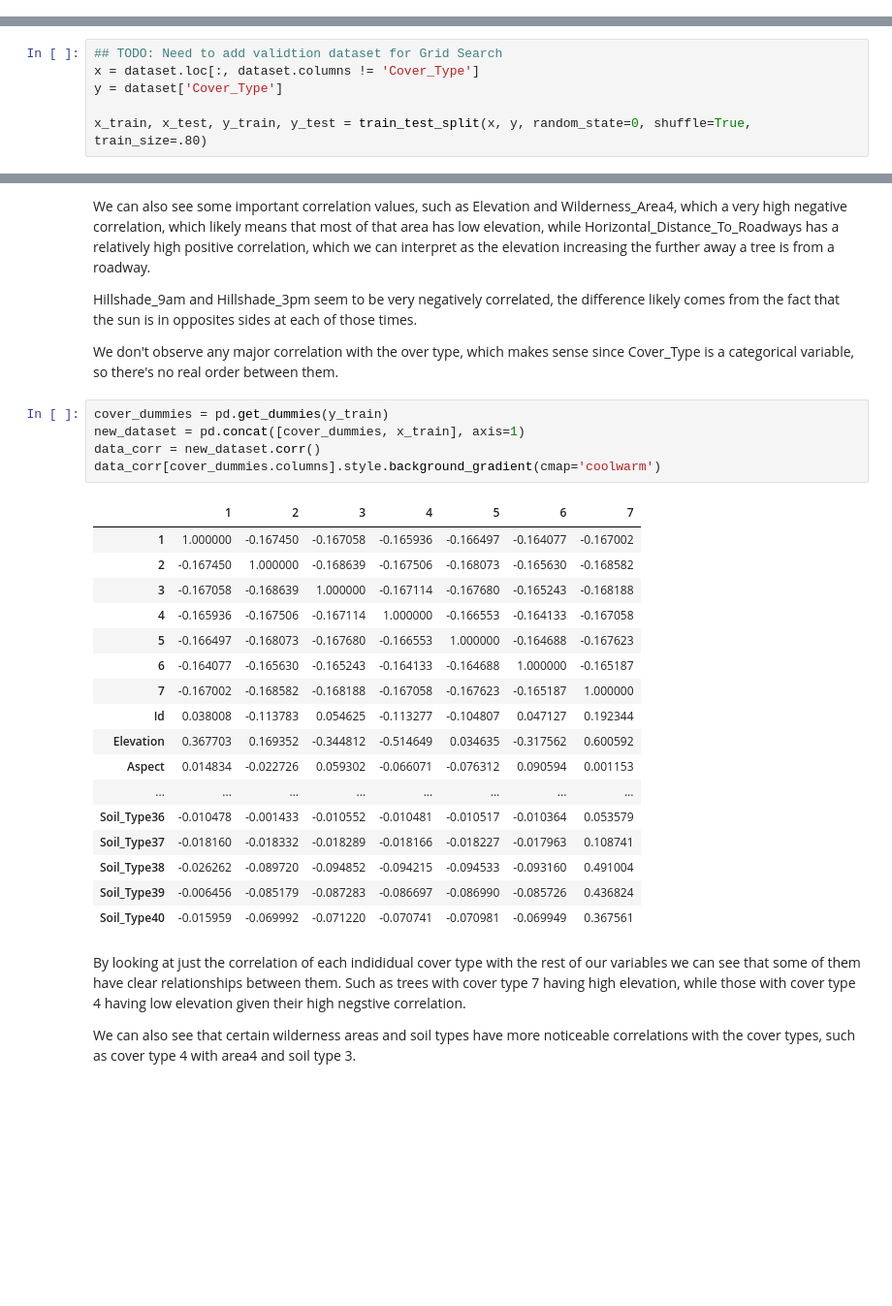
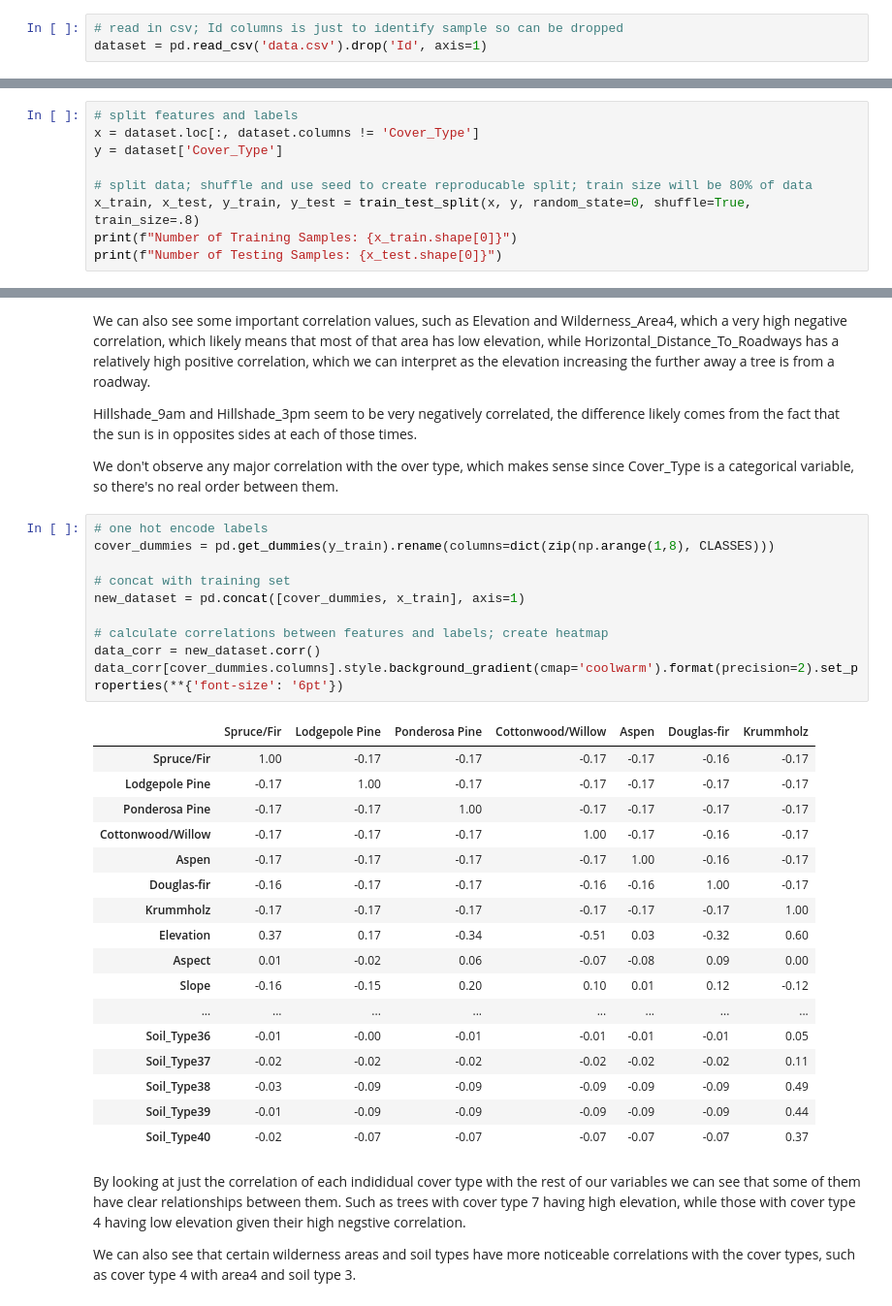
Before and after one commit to hanmaegeo/Forest-Cover-Type-Prediction, a Jupyter notebook: project_baseline.ipynb, the cells around one changed output, grey strips where cells are left out. Shown at 97% size. Cells and saved outputs as stored; diff of their text form; blank space fills up the shorter version.

```diff
--- a/project_baseline.ipynb
+++ b/project_baseline.ipynb
@@ -65,0 +93,3 @@ dataset.head()
+# %%
+# read in csv; Id columns is just to identify sample so can be dropped
+dataset = pd.read_csv('data.csv').drop('Id', axis=1)
@@ -66,8 +107,11 @@ dataset.head()
 # %% [markdown]
 ### Test Train Split
 # %%
-## TODO: Need to add validtion dataset for Grid Search
+# split features and labels
 x = dataset.loc[:, dataset.columns != 'Cover_Type']
 y = dataset['Cover_Type']
 
-x_train, x_test, y_train, y_test = train_test_split(x, y, random_state=0, shuffle=True, train_size=.80)
+# split data; shuffle and use seed to create reproducable split; train size will be 80% of data
+x_train, x_test, y_train, y_test = train_test_split(x, y, random_state=0, shuffle=True, train_size=.8)
+print(f"Number of Training Samples: {x_train.shape[0]}")
+print(f"Number of Testing Samples: {x_test.shape[0]}")
@@ -149,28 +184,33 @@ Hillshade_9am and Hillshade_3pm seem to be very negatively correlated, the diffe
 
 We don't observe any major correlation with the over type, which makes sense since Cover_Type is a categorical variable, so there's no real order between them.
 # %%
-cover_dummies = pd.get_dummies(y_train)
+# one hot encode labels
+cover_dummies = pd.get_dummies(y_train).rename(columns=dict(zip(np.arange(1,8), CLASSES)))
+
+# concat with training set
 new_dataset = pd.concat([cover_dummies, x_train], axis=1)
+
+# calculate correlations between features and labels; create heatmap
 data_corr = new_dataset.corr()
-data_corr[cover_dummies.columns].style.background_gradient(cmap='coolwarm')
+data_corr[cover_dummies.columns].style.background_gradient(cmap='coolwarm').format(precision=2).set_properties(**{'font-size': '6pt'})
 # %% [output]
-|  | 1 | 2 | 3 | 4 | 5 | 6 | 7 |
-| 1 | 1.000000 | -0.167450 | -0.167058 | -0.165936 | -0.166497 | -0.164077 | -0.167002 |
-| 2 | -0.167450 | 1.000000 | -0.168639 | -0.167506 | -0.168073 | -0.165630 | -0.168582 |
-| 3 | -0.167058 | -0.168639 | 1.000000 | -0.167114 | -0.167680 | -0.165243 | -0.168188 |
-| 4 | -0.165936 | -0.167506 | -0.167114 | 1.000000 | -0.166553 | -0.164133 | -0.167058 |
-| 5 | -0.166497 | -0.168073 | -0.167680 | -0.166553 | 1.000000 | -0.164688 | -0.167623 |
-| 6 | -0.164077 | -0.165630 | -0.165243 | -0.164133 | -0.164688 | 1.000000 | -0.165187 |
-| 7 | -0.167002 | -0.168582 | -0.168188 | -0.167058 | -0.167623 | -0.165187 | 1.000000 |
-| Id | 0.038008 | -0.113783 | 0.054625 | -0.113277 | -0.104807 | 0.047127 | 0.192344 |
-| Elevation | 0.367703 | 0.169352 | -0.344812 | -0.514649 | 0.034635 | -0.317562 | 0.600592 |
-| Aspect | 0.014834 | -0.022726 | 0.059302 | -0.066071 | -0.076312 | 0.090594 | 0.001153 |
+|  | Spruce/Fir | Lodgepole Pine | Ponderosa Pine | Cottonwood/Willow | Aspen | Douglas-fir | Krummholz |
+| Spruce/Fir | 1.00 | -0.17 | -0.17 | -0.17 | -0.17 | -0.16 | -0.17 |
+| Lodgepole Pine | -0.17 | 1.00 | -0.17 | -0.17 | -0.17 | -0.17 | -0.17 |
+| Ponderosa Pine | -0.17 | -0.17 | 1.00 | -0.17 | -0.17 | -0.17 | -0.17 |
+| Cottonwood/Willow | -0.17 | -0.17 | -0.17 | 1.00 | -0.17 | -0.16 | -0.17 |
+| Aspen | -0.17 | -0.17 | -0.17 | -0.17 | 1.00 | -0.16 | -0.17 |
+| Douglas-fir | -0.16 | -0.17 | -0.17 | -0.16 | -0.16 | 1.00 | -0.17 |
+| Krummholz | -0.17 | -0.17 | -0.17 | -0.17 | -0.17 | -0.17 | 1.00 |
+| Elevation | 0.37 | 0.17 | -0.34 | -0.51 | 0.03 | -0.32 | 0.60 |
+| Aspect | 0.01 | -0.02 | 0.06 | -0.07 | -0.08 | 0.09 | 0.00 |
+| Slope | -0.16 | -0.15 | 0.20 | 0.10 | 0.01 | 0.12 | -0.12 |
 | ... | ... | ... | ... | ... | ... | ... | ... |
-| Soil_Type36 | -0.010478 | -0.001433 | -0.010552 | -0.010481 | -0.010517 | -0.010364 | 0.053579 |
-| Soil_Type37 | -0.018160 | -0.018332 | -0.018289 | -0.018166 | -0.018227 | -0.017963 | 0.108741 |
-| Soil_Type38 | -0.026262 | -0.089720 | -0.094852 | -0.094215 | -0.094533 | -0.093160 | 0.491004 |
-| Soil_Type39 | -0.006456 | -0.085179 | -0.087283 | -0.086697 | -0.086990 | -0.085726 | 0.436824 |
-| Soil_Type40 | -0.015959 | -0.069992 | -0.071220 | -0.070741 | -0.070981 | -0.069949 | 0.367561 |
+| Soil_Type36 | -0.01 | -0.00 | -0.01 | -0.01 | -0.01 | -0.01 | 0.05 |
+| Soil_Type37 | -0.02 | -0.02 | -0.02 | -0.02 | -0.02 | -0.02 | 0.11 |
+| Soil_Type38 | -0.03 | -0.09 | -0.09 | -0.09 | -0.09 | -0.09 | 0.49 |
+| Soil_Type39 | -0.01 | -0.09 | -0.09 | -0.09 | -0.09 | -0.09 | 0.44 |
+| Soil_Type40 | -0.02 | -0.07 | -0.07 | -0.07 | -0.07 | -0.07 | 0.37 |
 # %% [markdown]
 By looking at just the correlation of each indididual cover type with the rest of our variables we can see that some of them have clear relationships between them. Such as trees with cover type 7 having high elevation, while those with cover type 4 having low elevation given their high negstive correlation.
 
```
Also changed, not shown: parts of 30 cells of this notebook.
